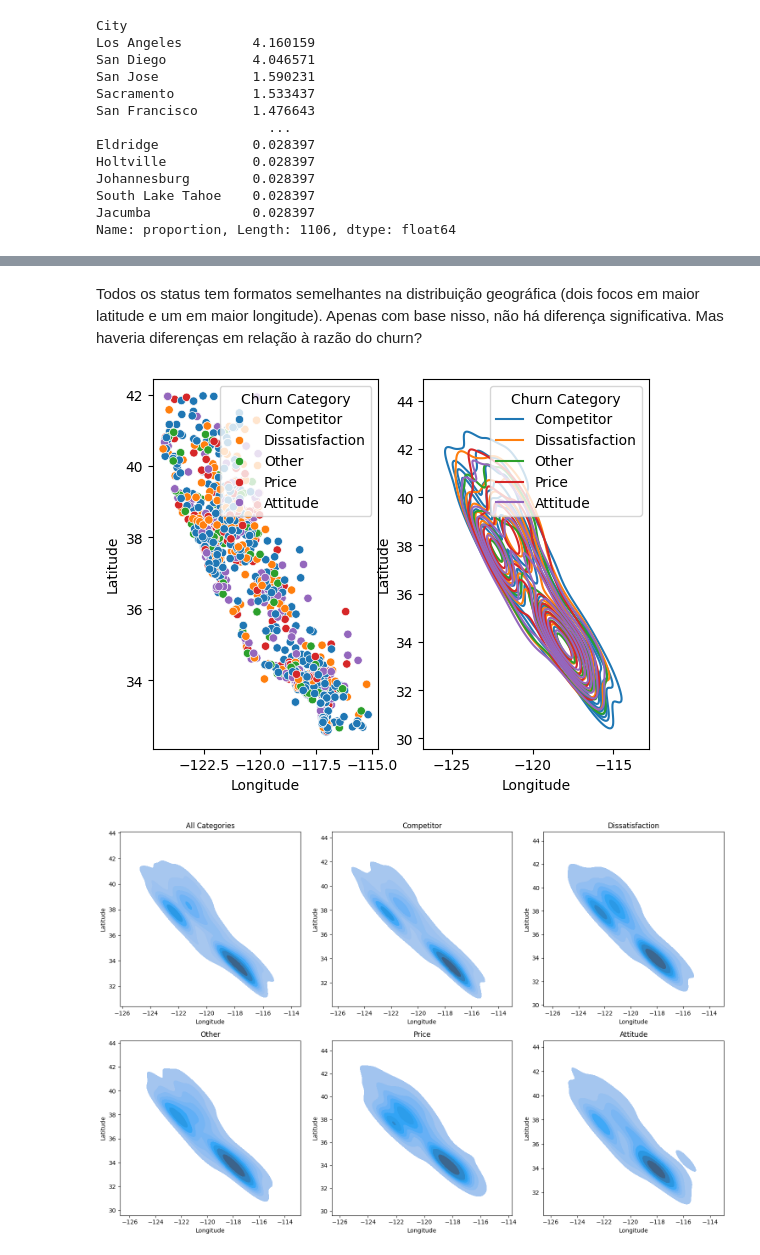
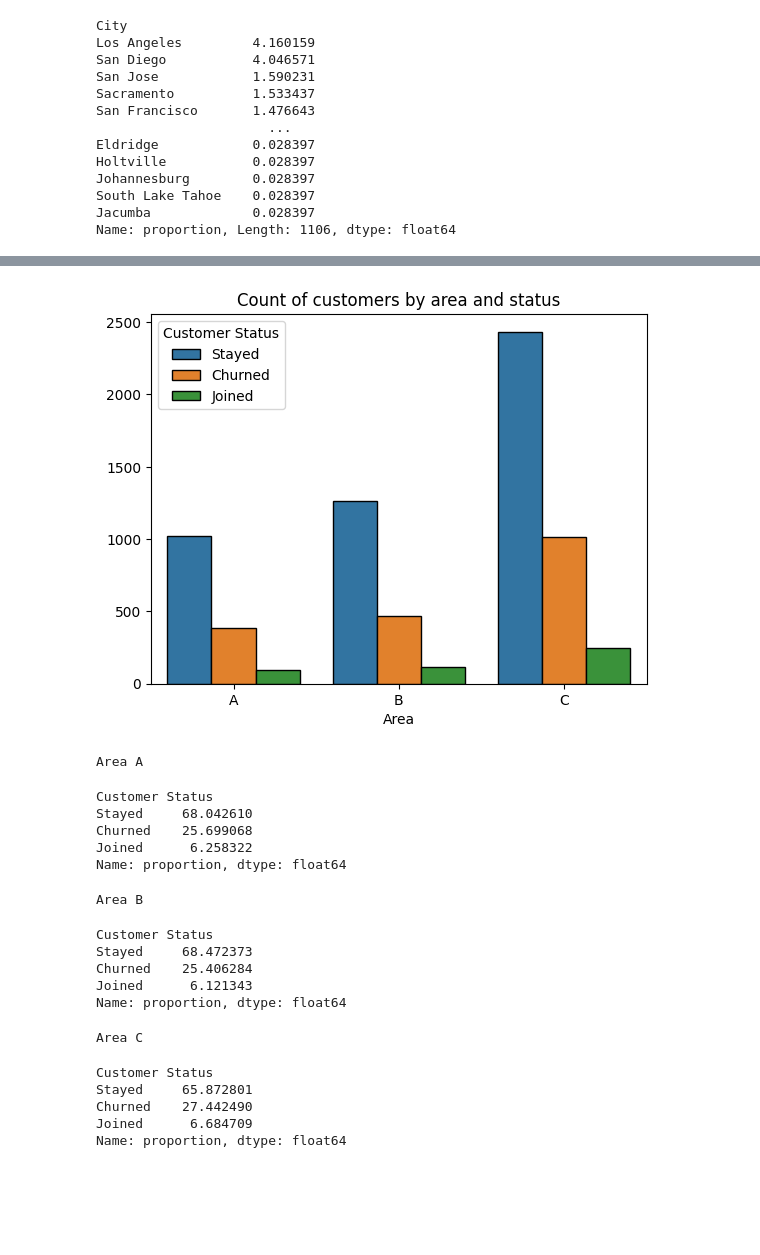
Before and after one commit to l-tiezerin/mentoria_dados, a Jupyter notebook: notebooks/02_city_analysis.ipynb, the cells around one changed output, grey strips where cells are left out. Cells and saved outputs as stored; diff of their text form; code cells hidden in the pictures; blank space fills up the shorter version.

```diff
--- a/notebooks/02_city_analysis.ipynb
+++ b/notebooks/02_city_analysis.ipynb
@@ -166,40 +134,30 @@ plt.show()
-# %% [markdown]
-Todos os status tem formatos semelhantes na distribuição geográfica (dois focos em maior latitude e um em maior longitude). Apenas com base nisso, não há diferença significativa. Mas haveria diferenças em relação à razão do churn?
-# %%
-fig, axs = plt.subplots(ncols=2)
-
-sns.scatterplot(data=df[df['Customer Status']=='Churned'], x='Longitude', y='Latitude', hue='Churn Category', ax=axs[0])
-sns.kdeplot(data=df[df['Customer Status']=='Churned'], x='Longitude', y='Latitude', hue='Churn Category', ax=axs[1])
-
-plt.show()
-# %% [output]
-[figure, removed]
-# %%
-fig, axs = plt.subplots(ncols=3, nrows=2, figsize=(15, 10), tight_layout=True)
-axs = axs.flatten()
-
-for i, category in enumerate(['All Categories', *df[df['Customer Status']=='Churned']['Churn Category'].unique()]):
-    if i == 0:
-        sns.kdeplot(
-            data=df[df['Customer Status']=='Churned'],
-            x='Longitude',
-            y='Latitude',
-            ax=axs[i],
-            fill=True,
-            linewidth=0
-        )
-    else:
-        sns.kdeplot(
-            data=df[(df['Customer Status']=='Churned') & (df['Churn Category']==category)],
-            x='Longitude',
-            y='Latitude',
-            ax=axs[i],
-            fill=True,
-            linewidth=0
-        )
-
-    axs[i].set_title(category)
-
-plt.show()
-# %% [output]
-[figure, removed]
+# %%
+sns.countplot(data=df, x='Area', hue='Customer Status', order=order_areas, edgecolor='black')
+plt.title('Count of customers by area and status')
+plt.ylabel(None)
+plt.show()
+
+for area in order_areas:
+    print(f'Area {area}')
+    display(df[df['Area']==area]['Customer Status'].value_counts(normalize=True)*100)
+    print()
+# %% [output]
+[figure, added]
+Area A
+Customer Status
+Stayed     68.042610
+Churned    25.699068
+Joined      6.258322
+Name: proportion, dtype: float64
+Area B
+Customer Status
+Stayed     68.472373
+Churned    25.406284
+Joined      6.121343
+Name: proportion, dtype: float64
+Area C
+Customer Status
+Stayed     65.872801
+Churned    27.442490
+Joined      6.684709
+Name: proportion, dtype: float64
```
Also changed, not shown: parts of 24 cells of this notebook.
